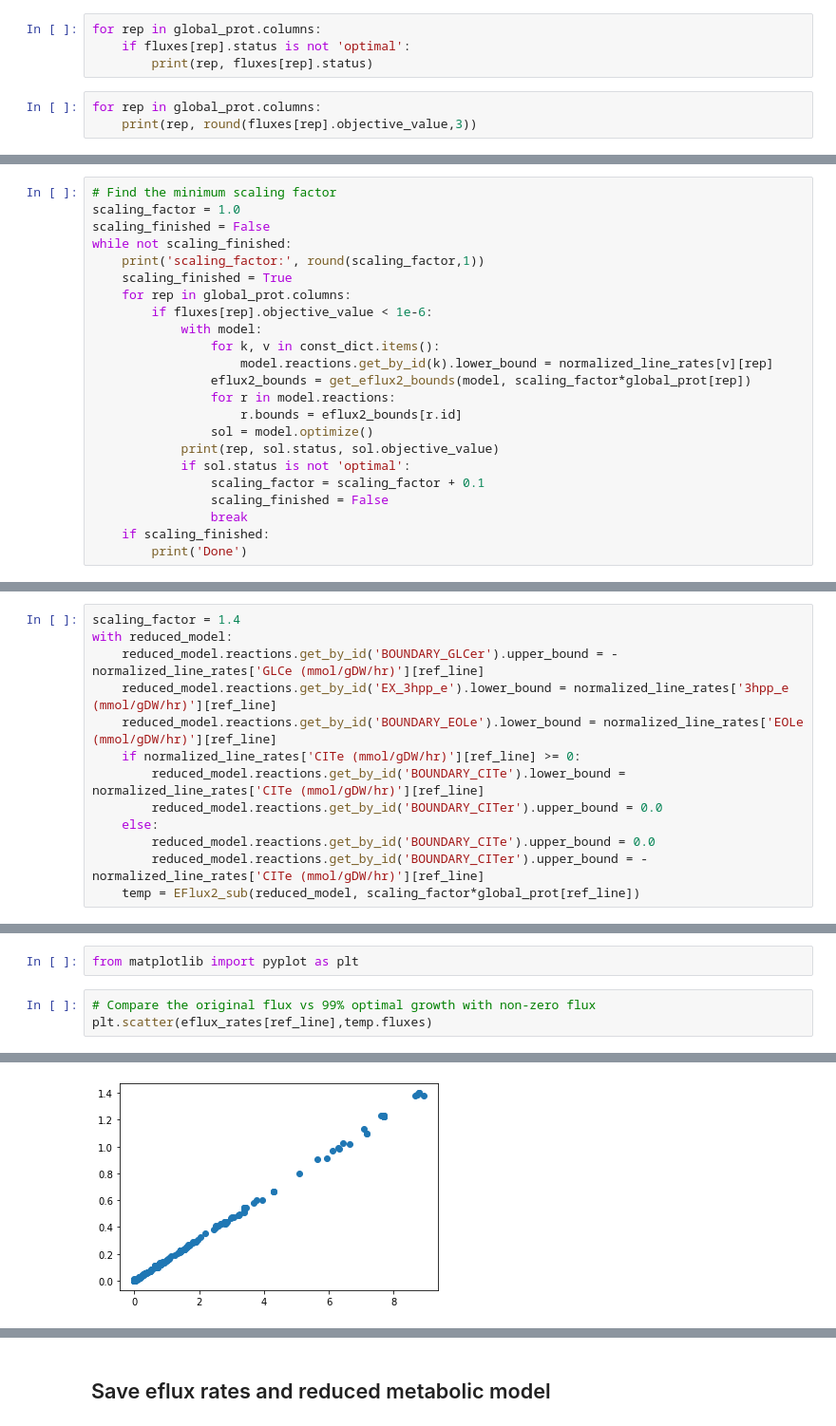
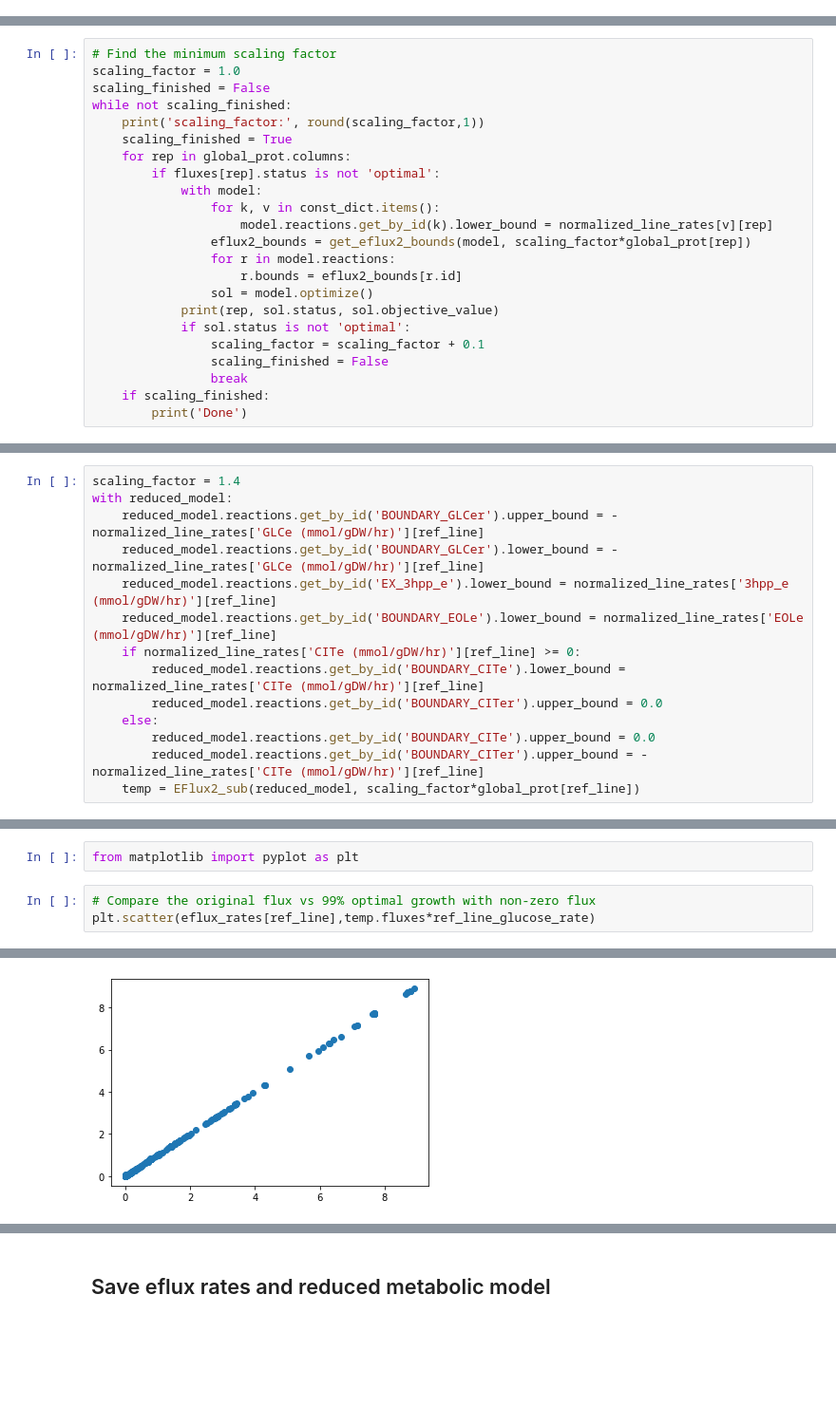
Before and after one commit to AgileBioFoundry/AspergillusQ4Milestone, a Jupyter notebook: notebooks/round2/Eflux4A.niger.ipynb, the cells around one changed output, grey strips where cells are left out. Shown at 95% size. Saved outputs shown, nothing was run; the diff lists cells and outputs as text; blank space fills up the shorter version.

Commit message:
Updated the flux values for the reference state

```diff
--- a/notebooks/round2/Eflux4A.niger.ipynb
+++ b/notebooks/round2/Eflux4A.niger.ipynb
@@ -299,7 +239,0 @@ EFlux2 solution -1.8220620305899195e-09
-# %%
-for rep in global_prot.columns:
-    if fluxes[rep].status is not 'optimal':
-        print(rep, fluxes[rep].status)
-# %%
-for rep in global_prot.columns:
-    print(rep, round(fluxes[rep].objective_value,3))
@@ -333,7 +245,7 @@ while not scaling_finished:
     print('scaling_factor:', round(scaling_factor,1))
     scaling_finished = True
     for rep in global_prot.columns:
-        if fluxes[rep].objective_value < 1e-6:
+        if fluxes[rep].status is not 'optimal':
             with model:
                 for k, v in const_dict.items():
                     model.reactions.get_by_id(k).lower_bound = normalized_line_rates[v][rep]
@@ -629,6 +541,7 @@ def EFlux2_sub(model, Transcriptomics):
 scaling_factor = 1.4
 with reduced_model:
     reduced_model.reactions.get_by_id('BOUNDARY_GLCer').upper_bound = -normalized_line_rates['GLCe (mmol/gDW/hr)'][ref_line]
+    reduced_model.reactions.get_by_id('BOUNDARY_GLCer').lower_bound = -normalized_line_rates['GLCe (mmol/gDW/hr)'][ref_line]
     reduced_model.reactions.get_by_id('EX_3hpp_e').lower_bound = normalized_line_rates['3hpp_e (mmol/gDW/hr)'][ref_line]
     reduced_model.reactions.get_by_id('BOUNDARY_EOLe').lower_bound = normalized_line_rates['EOLe (mmol/gDW/hr)'][ref_line]
     if normalized_line_rates['CITe (mmol/gDW/hr)'][ref_line] >= 0:
@@ -647,8 +564,8 @@ EFlux2 solution 50.158130537660014
 from matplotlib import pyplot as plt
 # %%
 # Compare the original flux vs 99% optimal growth with non-zero flux
-plt.scatter(eflux_rates[ref_line],temp.fluxes)
+plt.scatter(eflux_rates[ref_line],temp.fluxes*ref_line_glucose_rate)
 # %% [output]
 <matplotlib.collections.PathCollection at 0x...>
-[figure, old version]
+[figure, new version]
 # %%
```
Also changed, not shown: parts of 11 cells of this notebook, 1 other file.
